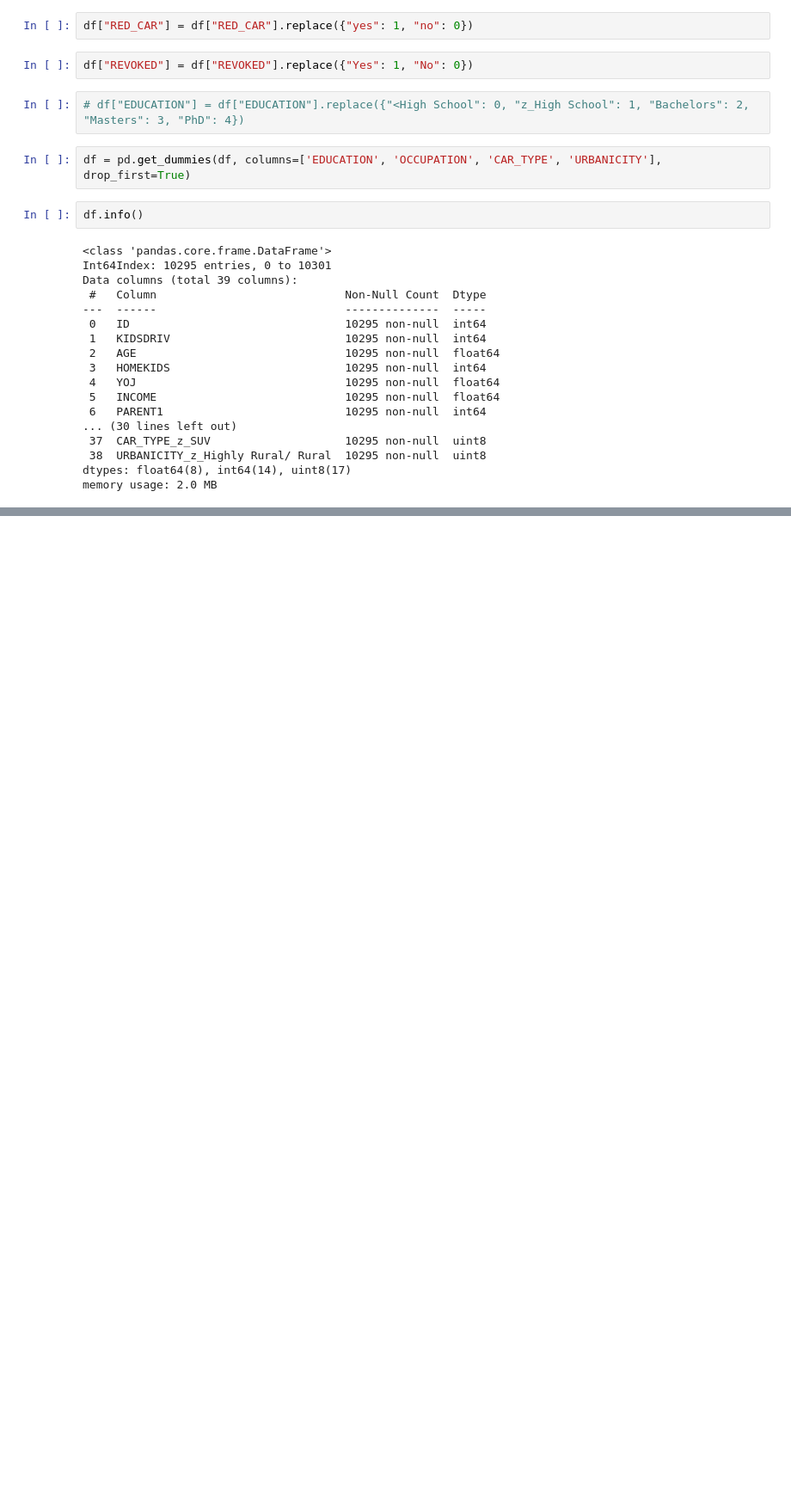
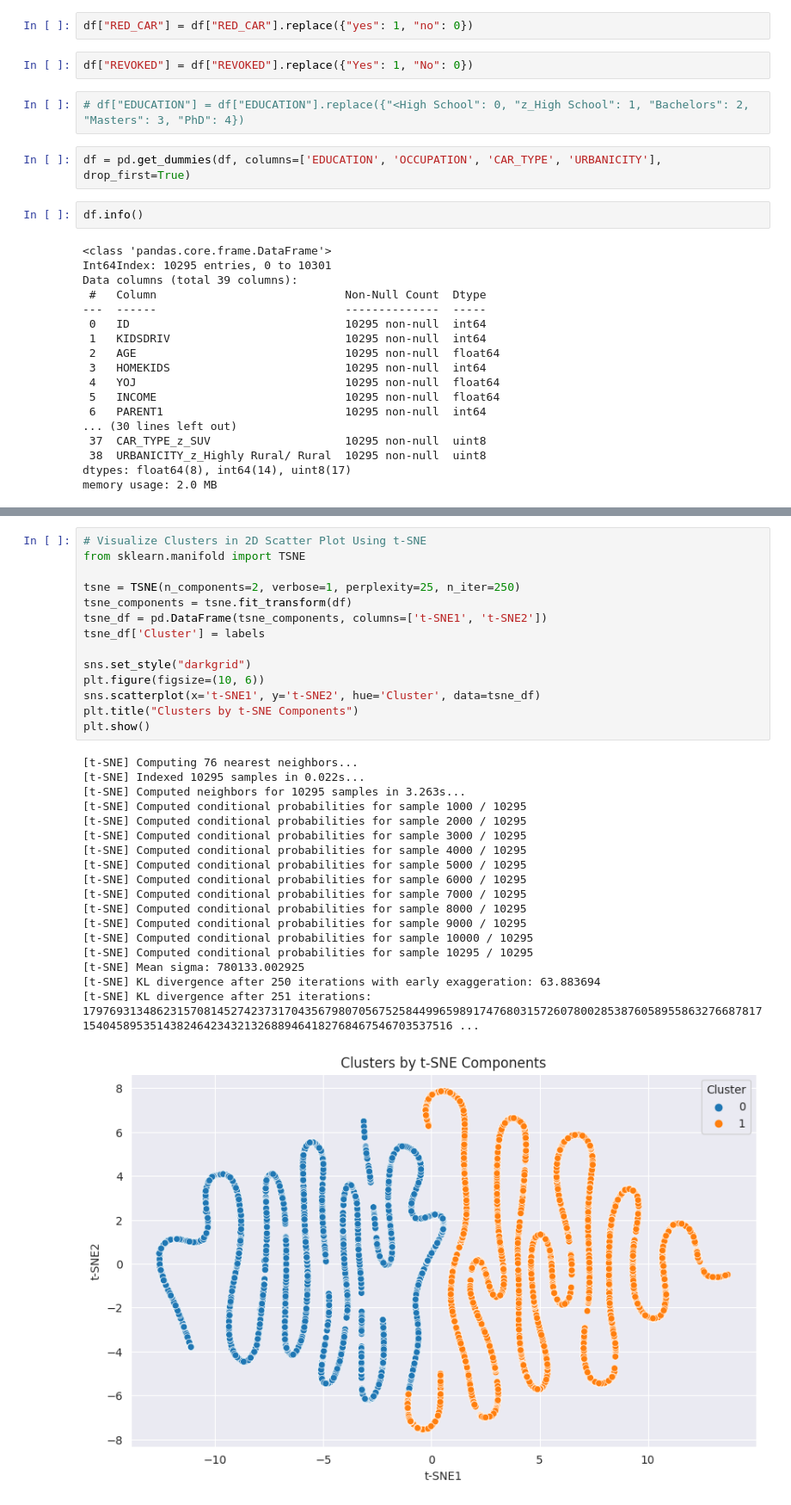
Before and after one commit to VavRe/data-mining-ut, a Jupyter notebook: CA3/Q1_KMeans_Insurace.ipynb, the cells around one changed output, grey strips where cells are left out. Shown: that part at 86% size. Saved outputs shown, nothing was run; the diff lists cells and outputs as text; blank space fills up the shorter version.

```diff
--- a/CA3/Q1_KMeans_Insurace.ipynb
+++ b/CA3/Q1_KMeans_Insurace.ipynb
@@ -186,0 +221,33 @@ Cluster count: 10, Silhouette score: 0.5452142509045997
+# %%
+# Visualize Clusters in 2D Scatter Plot Using t-SNE
+from sklearn.manifold import TSNE
+
+tsne = TSNE(n_components=2, verbose=1, perplexity=25, n_iter=250)
+tsne_components = tsne.fit_transform(df)
+tsne_df = pd.DataFrame(tsne_components, columns=['t-SNE1', 't-SNE2'])
+tsne_df['Cluster'] = labels
+
+sns.set_style("darkgrid")
+plt.figure(figsize=(10, 6))
+sns.scatterplot(x='t-SNE1', y='t-SNE2', hue='Cluster', data=tsne_df)
+plt.title("Clusters by t-SNE Components")
+plt.show()
+# %% [output]
+[t-SNE] Computing 76 nearest neighbors...
+[t-SNE] Indexed 10295 samples in 0.022s...
+[t-SNE] Computed neighbors for 10295 samples in 3.263s...
+[t-SNE] Computed conditional probabilities for sample 1000 / 10295
+[t-SNE] Computed conditional probabilities for sample 2000 / 10295
+[t-SNE] Computed conditional probabilities for sample 3000 / 10295
+[t-SNE] Computed conditional probabilities for sample 4000 / 10295
+[t-SNE] Computed conditional probabilities for sample 5000 / 10295
+[t-SNE] Computed conditional probabilities for sample 6000 / 10295
+[t-SNE] Computed conditional probabilities for sample 7000 / 10295
+[t-SNE] Computed conditional probabilities for sample 8000 / 10295
+[t-SNE] Computed conditional probabilities for sample 9000 / 10295
+[t-SNE] Computed conditional probabilities for sample 10000 / 10295
+[t-SNE] Computed conditional probabilities for sample 10295 / 10295
+[t-SNE] Mean sigma: 780133.002925
+[t-SNE] KL divergence after 250 iterations with early exaggeration: 63.883694
+[t-SNE] KL divergence after 251 iterations: 179769313486231570814527423731704356798070567525844996598917476803157260780028538760589558632766878171540458953514382464234321326889464182768467546703537516 ...
+[figure, added]
```
Also changed, not shown: parts of 4 cells of this notebook.
